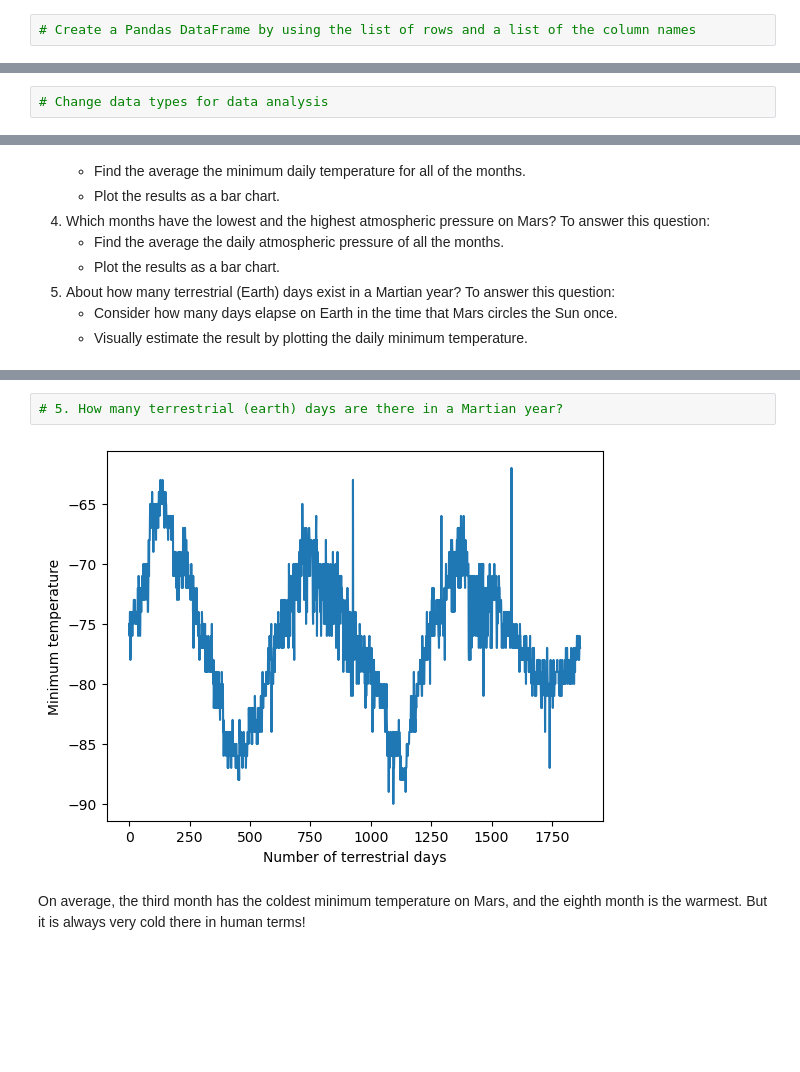
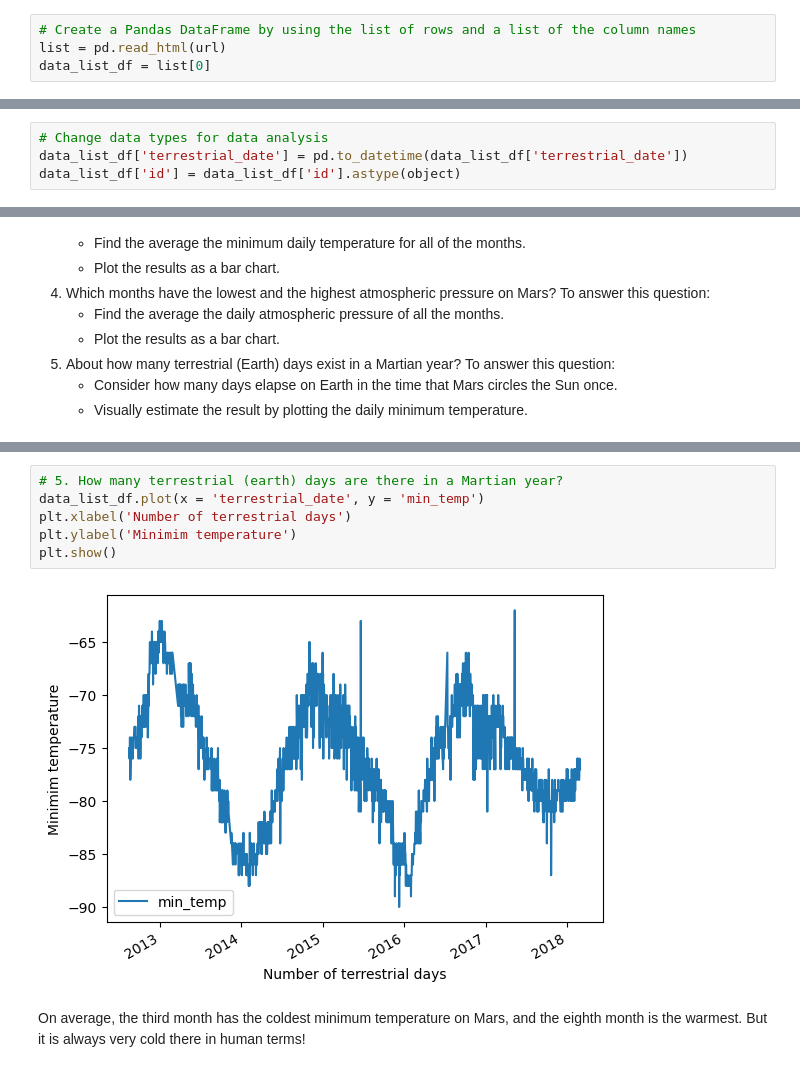
Before and after one commit to JuanTenopala/Module-11-Challenge, a Jupyter notebook: Starter_Code/part_2_mars_weather.ipynb, the cells around one changed output, grey strips where cells are left out. Cells and saved outputs as stored; diff of their text form; blank space fills up the shorter version.

```diff
--- a/Starter_Code/part_2_mars_weather.ipynb
+++ b/Starter_Code/part_2_mars_weather.ipynb
@@ -58,4 +56,6 @@ for row in data:
 # %%
 # Create a Pandas DataFrame by using the list of rows and a list of the column names
+list = pd.read_html(url)
+data_list_df = list[0]
 # %%
 # Confirm DataFrame was created successfully
@@ -85,5 +87,7 @@ pressure            object
 dtype: object
 # %%
 # Change data types for data analysis
+data_list_df['terrestrial_date'] = pd.to_datetime(data_list_df['terrestrial_date'])
+data_list_df['id'] = data_list_df['id'].astype(object)
 # %%
 # Confirm type changes were successful by examining data types again
@@ -180,8 +201,12 @@ Name: pressure, dtype: float64
 [figure]
 # %%
 # 5. How many terrestrial (earth) days are there in a Martian year?
+data_list_df.plot(x = 'terrestrial_date', y = 'min_temp')
+plt.xlabel('Number of terrestrial days')
+plt.ylabel('Minimim temperature')
+plt.show()
 # %% [output]
-[figure, old version]
+[figure, new version]
 # %% [markdown]
 On average, the third month has the coldest minimum temperature on Mars, and the eighth month is the warmest. But it is always very cold there in human terms!
 # %% [markdown]
```
Also changed, not shown: parts of 12 cells of this notebook, 1 other file.
